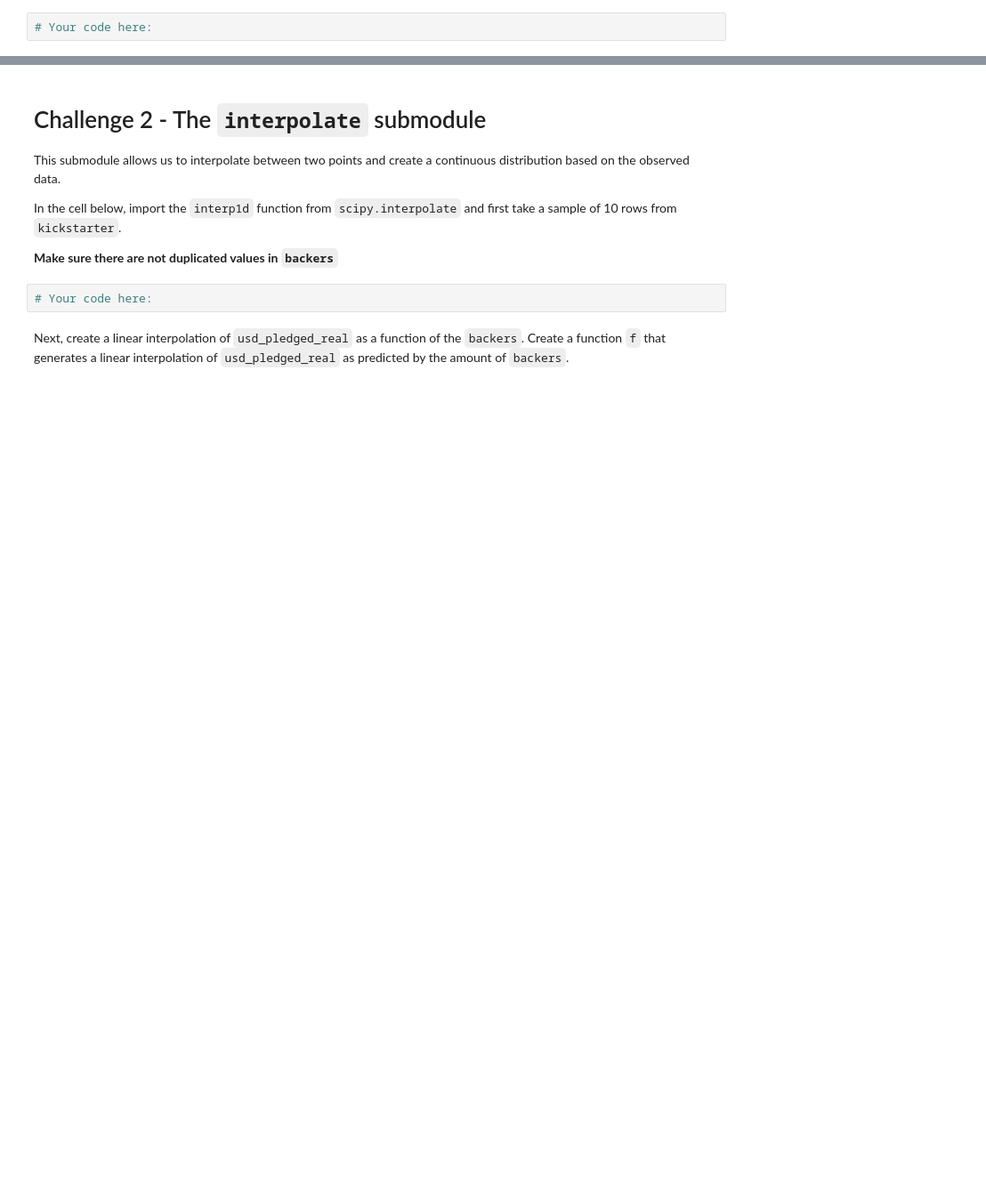
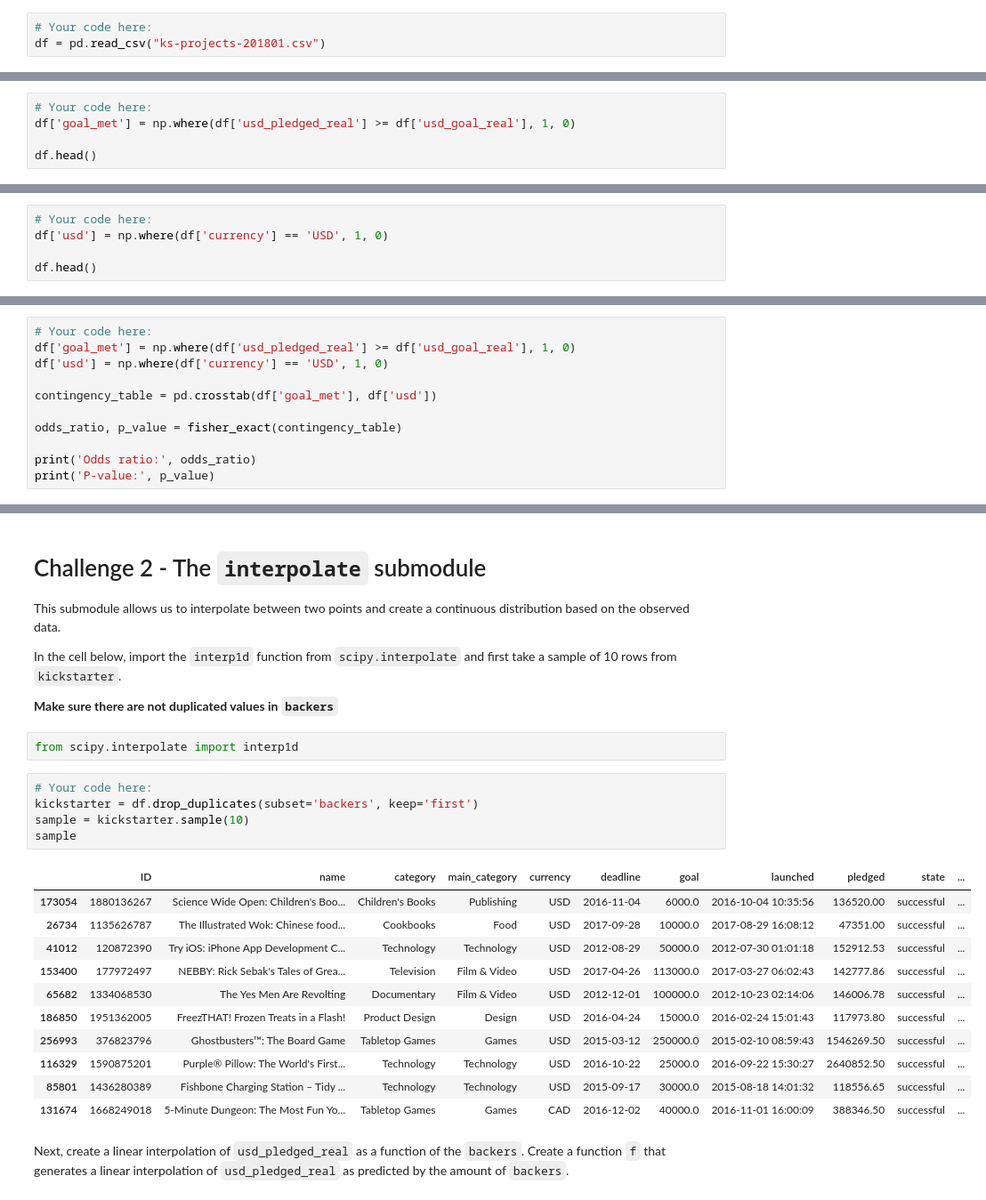
Before and after one commit to ta-data-lis/lab-intro-to-scipy, a Jupyter notebook: your-code/main.ipynb, the cells around one changed output, grey strips where cells are left out. Shown at 89% size. Cells and saved outputs as stored; diff of their text form; blank space fills up the shorter version.

```diff
--- a/your-code/main.ipynb
+++ b/your-code/main.ipynb
@@ -11,6 +13,7 @@
 This submodule contains statistical functions for conducting hypothesis tests, producing various distributions and other useful tools. Let's examine this submodule using the KickStarter dataset. Load the data using the `ks-projects-201801.csv` file
 # %%
 # Your code here:
+df = pd.read_csv("ks-projects-201801.csv")
 # %% [markdown]
 Now print the `head` function to examine the dataset.
 # %%
@@ -39,0 +66,5 @@ Let's perform Fisher's exact test on our KickStarter data. We intend to test the
+# %%
+# Your code here:
+df['goal_met'] = np.where(df['usd_pledged_real'] >= df['usd_goal_real'], 1, 0)
+
+df.head()
@@ -43,0 +80,5 @@ Next, create a column that checks whether the currency of the project is in US D
+# %%
+# Your code here:
+df['usd'] = np.where(df['currency'] == 'USD', 1, 0)
+
+df.head()
@@ -49,0 +98,11 @@ Import the `fisher_exact` function from `scipy.stats` and conduct the hypothesis
+# %%
+# Your code here:
+df['goal_met'] = np.where(df['usd_pledged_real'] >= df['usd_goal_real'], 1, 0)
+df['usd'] = np.where(df['currency'] == 'USD', 1, 0)
+
+contingency_table = pd.crosstab(df['goal_met'], df['usd'])
+
+odds_ratio, p_value = fisher_exact(contingency_table)
+
+print('Odds ratio:', odds_ratio)
+print('P-value:', p_value)
@@ -55,7 +117,24 @@ This submodule allows us to interpolate between two points and create a continuo
 In the cell below, import the `interp1d` function from `scipy.interpolate` and first take a sample of 10 rows from `kickstarter`.
 
 **Make sure there are not duplicated values in `backers`**
-# %%
-# Your code here:
+# %%
+from scipy.interpolate import interp1d
+# %%
+# Your code here:
+kickstarter = df.drop_duplicates(subset='backers', keep='first')
+sample = kickstarter.sample(10)
+sample
+# %% [output]
+|  | ID | name | category | main_category | currency | deadline | goal | launched | pledged | state | ... |
+| 173054 | 1880136267 | Science Wide Open: Children's Boo... | Children's Books | Publishing | USD | 2016-11-04 | 6000.0 | 2016-10-04 10:35:56 | 136520.00 | successful | ... |
+| 26734 | 1135626787 | The Illustrated Wok: Chinese food... | Cookbooks | Food | USD | 2017-09-28 | 10000.0 | 2017-08-29 16:08:12 | 47351.00 | successful | ... |
+| 41012 | 120872390 | Try iOS: iPhone App Development C... | Technology | Technology | USD | 2012-08-29 | 50000.0 | 2012-07-30 01:01:18 | 152912.53 | successful | ... |
+| 153400 | 177972497 | NEBBY: Rick Sebak's Tales of Grea... | Television | Film & Video | USD | 2017-04-26 | 113000.0 | 2017-03-27 06:02:43 | 142777.86 | successful | ... |
+| 65682 | 1334068530 | The Yes Men Are Revolting | Documentary | Film & Video | USD | 2012-12-01 | 100000.0 | 2012-10-23 02:14:06 | 146006.78 | successful | ... |
+| 186850 | 1951362005 | FreezTHAT! Frozen Treats in a Flash! | Product Design | Design | USD | 2016-04-24 | 15000.0 | 2016-02-24 15:01:43 | 117973.80 | successful | ... |
+| 256993 | 376823796 | Ghostbusters™: The Board Game | Tabletop Games | Games | USD | 2015-03-12 | 250000.0 | 2015-02-10 08:59:43 | 1546269.50 | successful | ... |
+| 116329 | 1590875201 | Purple® Pillow: The World's First... | Technology | Technology | USD | 2016-10-22 | 25000.0 | 2016-09-22 15:30:27 | 2640852.50 | successful | ... |
+| 85801 | 1436280389 | Fishbone Charging Station – Tidy ... | Technology | Technology | USD | 2015-09-17 | 30000.0 | 2015-08-18 14:01:32 | 118556.65 | successful | ... |
+| 131674 | 1668249018 | 5-Minute Dungeon: The Most Fun Yo... | Tabletop Games | Games | CAD | 2016-12-02 | 40000.0 | 2016-11-01 16:00:09 | 388346.50 | successful | ... |
 # %% [markdown]
 Next, create a linear interpolation of `usd_pledged_real` as a function of the `backers`. Create a function `f` that generates a linear interpolation of `usd_pledged_real` as predicted by the amount of `backers`.
```
Also changed, not shown: parts of 22 cells of this notebook, 1 other file.
